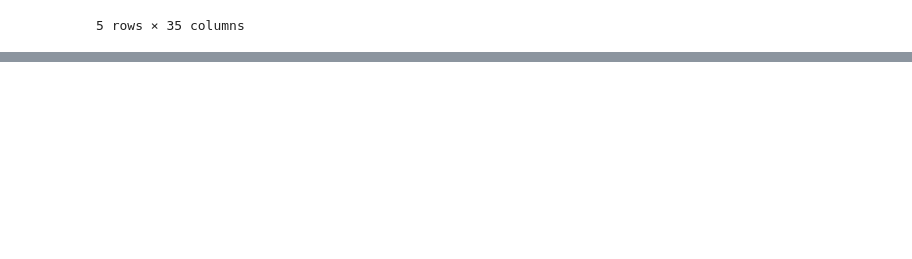
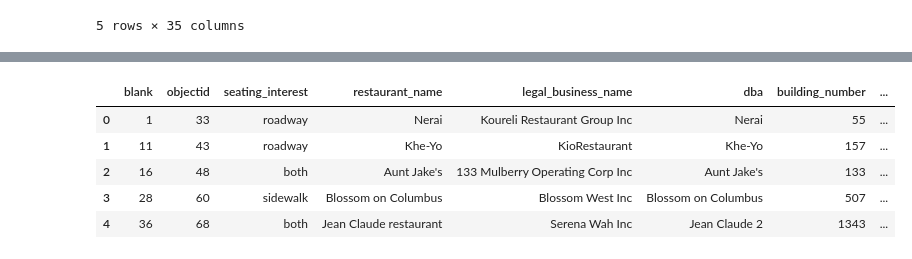
Before and after one commit to natyrrr/NYC-Restaurant-Analysis, a Jupyter notebook: covid_restaurant_data/nyc_open_data/phase_2_restaurant_opening_apps.ipynb, the cells around one changed output, grey strips where cells are left out. Saved outputs shown, nothing was run; the diff lists cells and outputs as text; code cells hidden in the pictures; blank space fills up the shorter version.

```diff
--- a/covid_restaurant_data/nyc_open_data/phase_2_restaurant_opening_apps.ipynb
+++ b/covid_restaurant_data/nyc_open_data/phase_2_restaurant_opening_apps.ipynb
@@ -23,0 +56,2 @@ applications_df.head()
+# %%
+query_high="SELECT*FROM high_income_open_restaurants"
@@ -23,0 +86,12 @@ applications_df.head()
+# %%
+# High Income.
+high_income_open=pd.read_sql(query_high,engine)
+# %%
+high_income_open.head()
+# %% [output]
+|  | blank | objectid | seating_interest | restaurant_name | legal_business_name | dba | building_number | ... |
+| 0 | 1 | 33 | roadway | Nerai | Koureli Restaurant Group Inc | Nerai | 55 | ... |
+| 1 | 11 | 43 | roadway | Khe-Yo | KioRestaurant | Khe-Yo | 157 | ... |
+| 2 | 16 | 48 | both | Aunt Jake's | 133 Mulberry Operating Corp Inc | Aunt Jake's | 133 | ... |
+| 3 | 28 | 60 | sidewalk | Blossom on Columbus | Blossom West Inc | Blossom on Columbus | 507 | ... |
+| 4 | 36 | 68 | both | Jean Claude restaurant | Serena Wah Inc | Jean Claude 2 | 1343 | ... |
```
Also changed, not shown: parts of 19 cells of this notebook, 6 other files.
